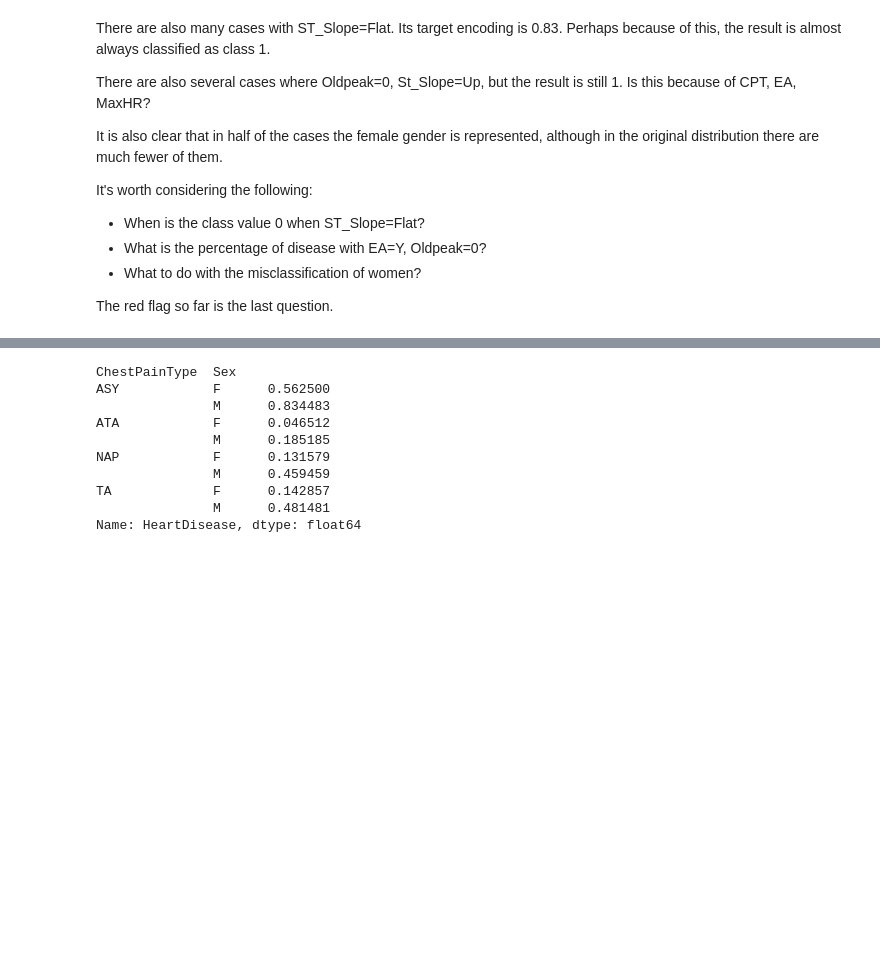
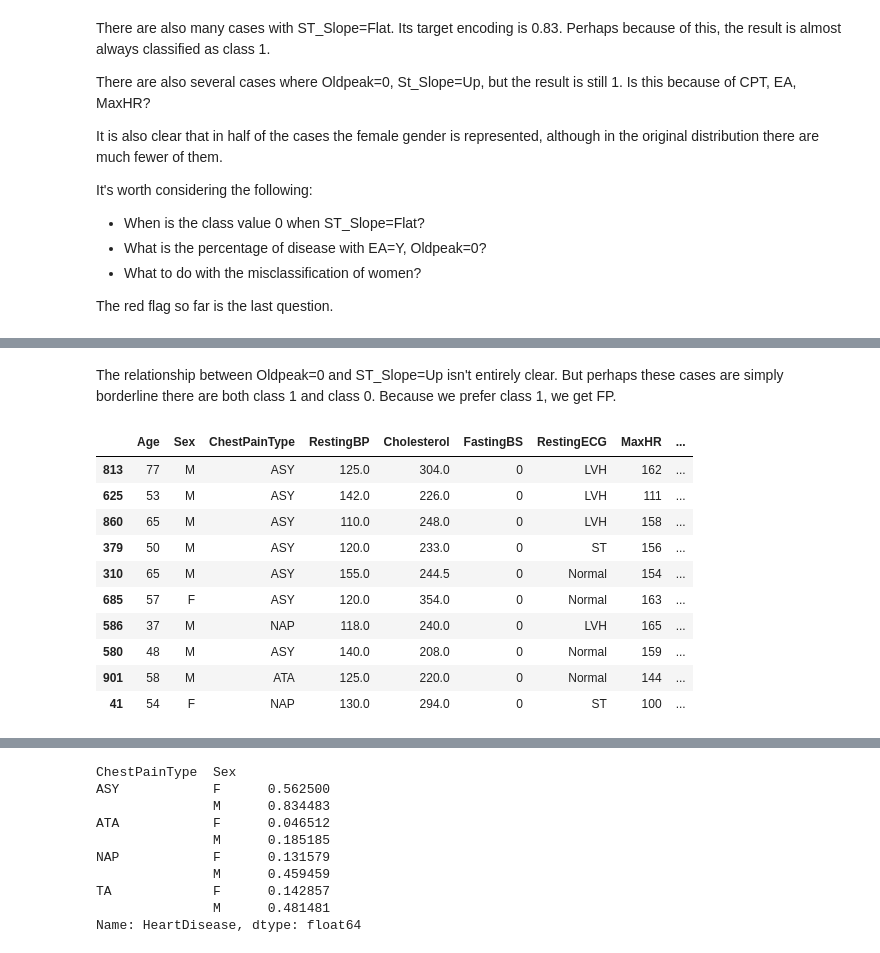
Before and after one commit to Lymuthien/heart_failure, a Jupyter notebook: notebooks/7.0-error-analysis.ipynb, the cells around one changed output, grey strips where cells are left out. Drawn from its saved outputs; the diff is of its cells as text; code cells hidden in the pictures; blank space fills up the shorter version.

```diff
--- a/notebooks/7.0-error-analysis.ipynb
+++ b/notebooks/7.0-error-analysis.ipynb
@@ -114,0 +120,18 @@ The red flag so far is the last question.
+# %% [markdown]
+The relationship between Oldpeak=0 and ST_Slope=Up isn't entirely clear. But perhaps these cases are simply borderline there are both class 1 and class 0. Because we prefer class 1, we get FP.
+# %%
+df_val = X_val.merge(y_val, left_index=True, right_index=True)
+df_train = X_train.merge(y_train, left_index=True, right_index=True)
+df_val[(y_val_proba >= 0.4) & (y_val_proba <= 0.6)]
+# %% [output]
+|  | Age | Sex | ChestPainType | RestingBP | Cholesterol | FastingBS | RestingECG | MaxHR | ... |
+| 813 | 77 | M | ASY | 125.0 | 304.0 | 0 | LVH | 162 | ... |
+| 625 | 53 | M | ASY | 142.0 | 226.0 | 0 | LVH | 111 | ... |
+| 860 | 65 | M | ASY | 110.0 | 248.0 | 0 | LVH | 158 | ... |
+| 379 | 50 | M | ASY | 120.0 | 233.0 | 0 | ST | 156 | ... |
+| 310 | 65 | M | ASY | 155.0 | 244.5 | 0 | Normal | 154 | ... |
+| 685 | 57 | F | ASY | 120.0 | 354.0 | 0 | Normal | 163 | ... |
+| 586 | 37 | M | NAP | 118.0 | 240.0 | 0 | LVH | 165 | ... |
+| 580 | 48 | M | ASY | 140.0 | 208.0 | 0 | Normal | 159 | ... |
+| 901 | 58 | M | ATA | 125.0 | 220.0 | 0 | Normal | 144 | ... |
+| 41 | 54 | F | NAP | 130.0 | 294.0 | 0 | ST | 100 | ... |
```
Also changed, not shown: parts of 18 cells of this notebook, 3 other files.
